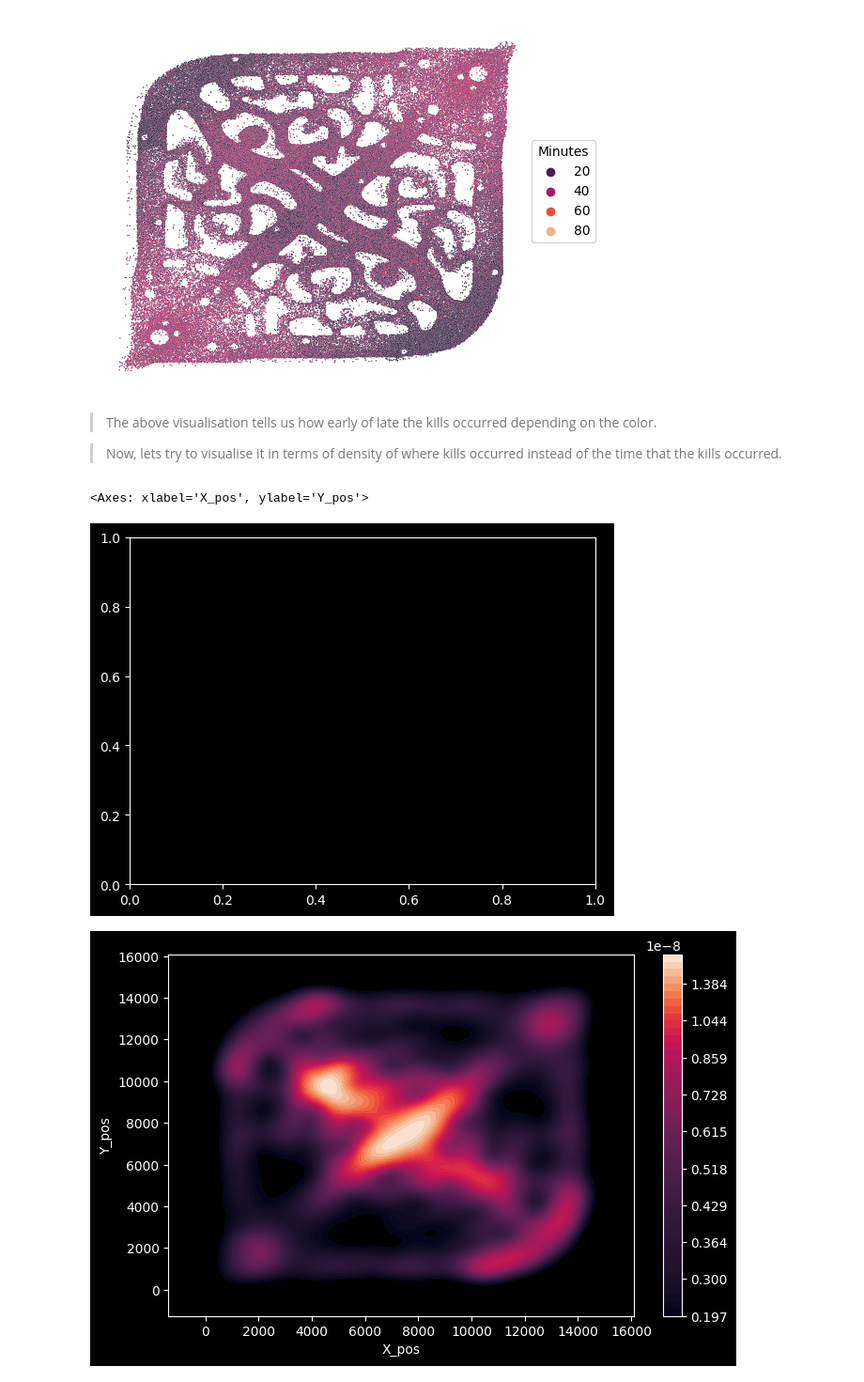
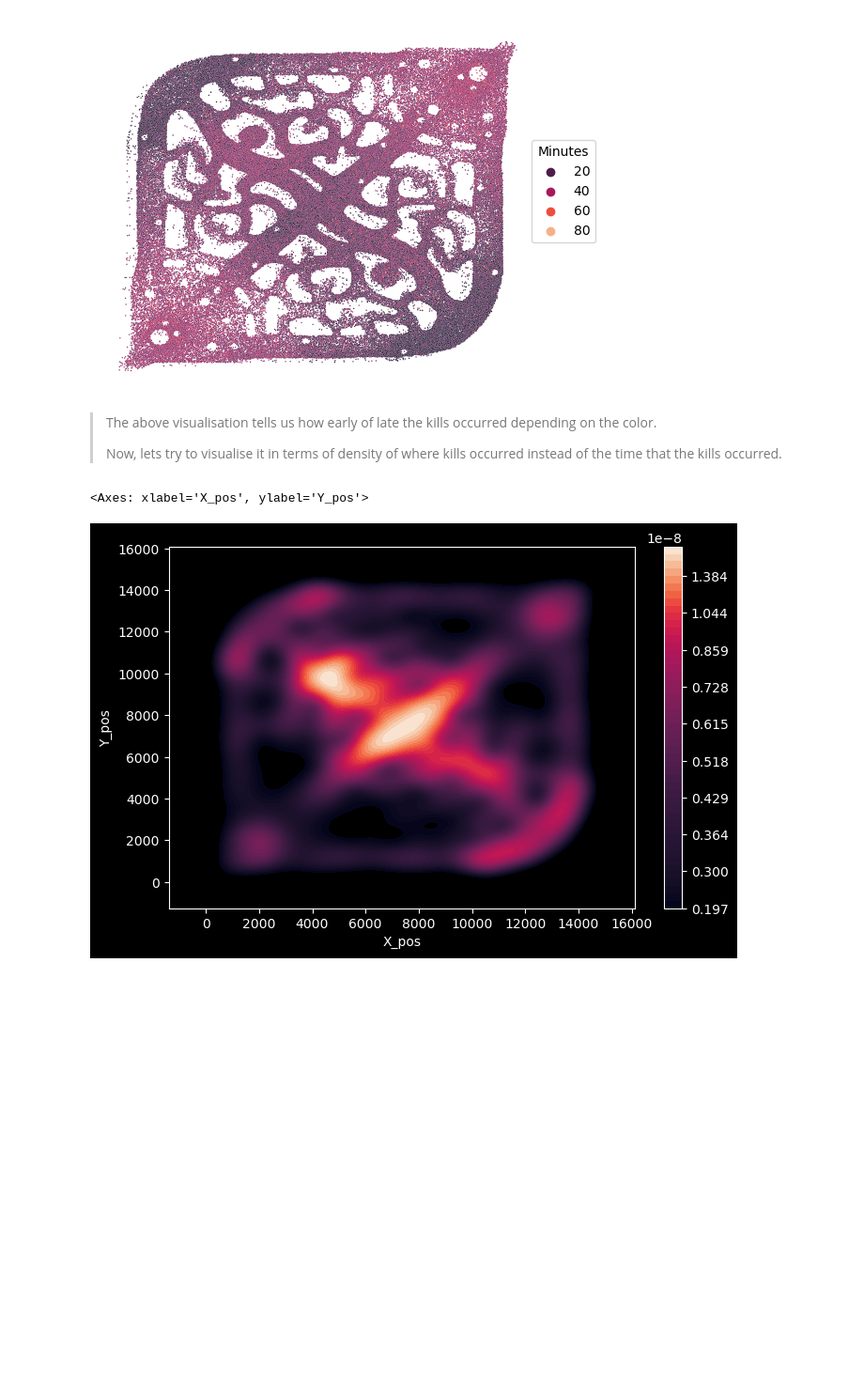
Before and after one commit to oscarqjh/NTU_SC1015_Project, a Jupyter notebook: EDA.ipynb, the cells around one changed output. Shown at 94% size. Drawn from its saved outputs; the diff is of its cells as text; code cells hidden in the pictures; blank space fills up the shorter version.

```diff
--- a/EDA.ipynb
+++ b/EDA.ipynb
@@ -515,5 +526,5 @@ plt.axis('off')
 [figure]
 # %% [markdown]
 > The above visualisation tells us how early of late the kills occurred depending on the color.
-
+>
 > Now, lets try to visualise it in terms of density of where kills occurred instead of the time that the kills occurred.
@@ -520,11 +533,9 @@ plt.axis('off')
 # %%
 # attempt to make kill map with seaborn
-plt.axis()
 f = plt.figure(figsize=(8,5))
+plt.axis('on')
 cmap2= sns.color_palette('rocket', as_cmap=True)
-plt.style.use("dark_background")
 sns.kdeplot(data=kill_data, x='X_pos', y='Y_pos', cmap=cmap2, n_levels=50, shade=True, cbar=True)
 # %% [output]
 <Axes: xlabel='X_pos', ylabel='Y_pos'>
-[figure, old version]
+[figure, new version]
-[figure, removed]
```
Also changed, not shown: parts of 37 cells of this notebook, 3 other files.
